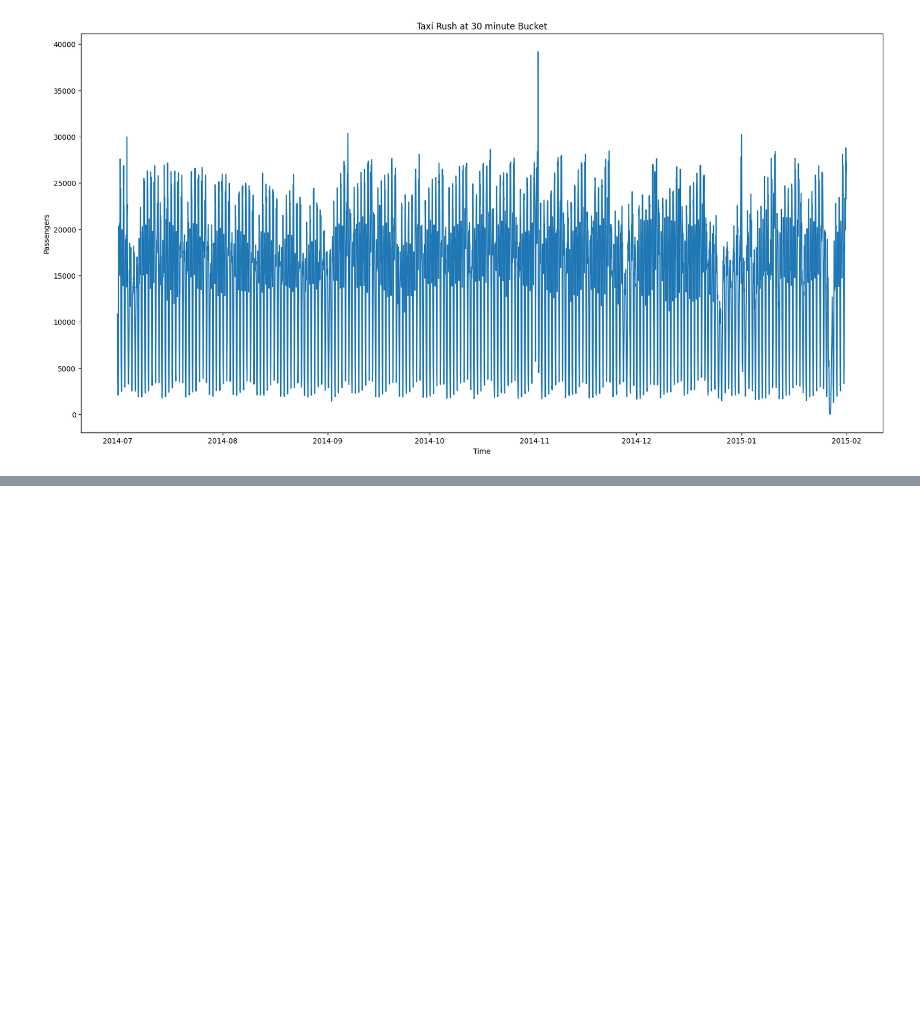
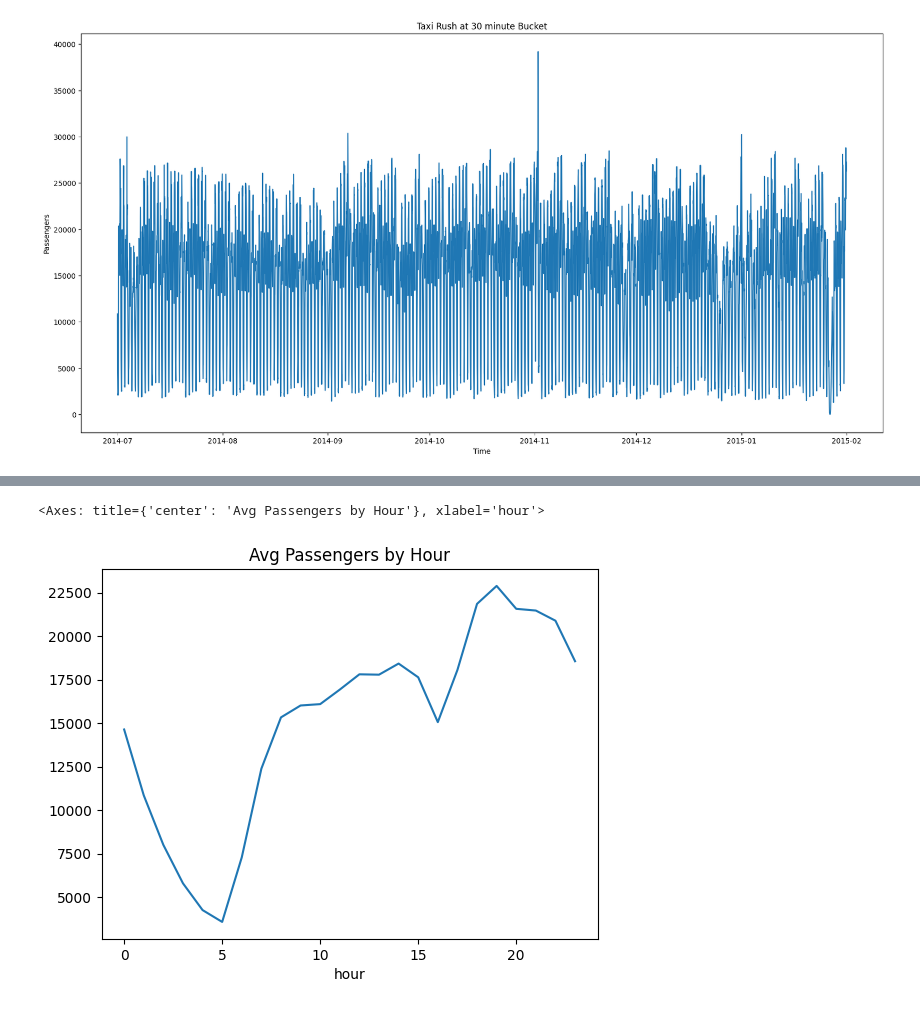
Before and after one commit to faizan23804/NYCtaxi_Anomaly_Detection, a Jupyter notebook: notebooks/EDA.ipynb, the cells around one changed output, grey strips where cells are left out. Drawn from its saved outputs; the diff is of its cells as text; code cells hidden in the pictures; blank space fills up the shorter version.

```diff
--- a/notebooks/EDA.ipynb
+++ b/notebooks/EDA.ipynb
@@ -134,3 +134,11 @@ plt.xlabel("Time")
 plt.show();
 # %% [output]
 [figure]
+# %%
+df.set_index('timestamp', inplace=True)
+# %%
+#Calendar features
+df['hour'] = df.index.hour
+df['day'] = df.index.day
+df['weekday'] = df.index.weekday
+df['month'] = df.index.month
@@ -136,0 +162,7 @@ plt.show();
+# %%
+df.groupby('hour')['passengers'].mean().plot(
+    title="Avg Passengers by Hour"
+)
+# %% [output]
+<Axes: title={'center': 'Avg Passengers by Hour'}, xlabel='hour'>
+[figure, added]
```
Also changed, not shown: parts of 9 cells of this notebook.
